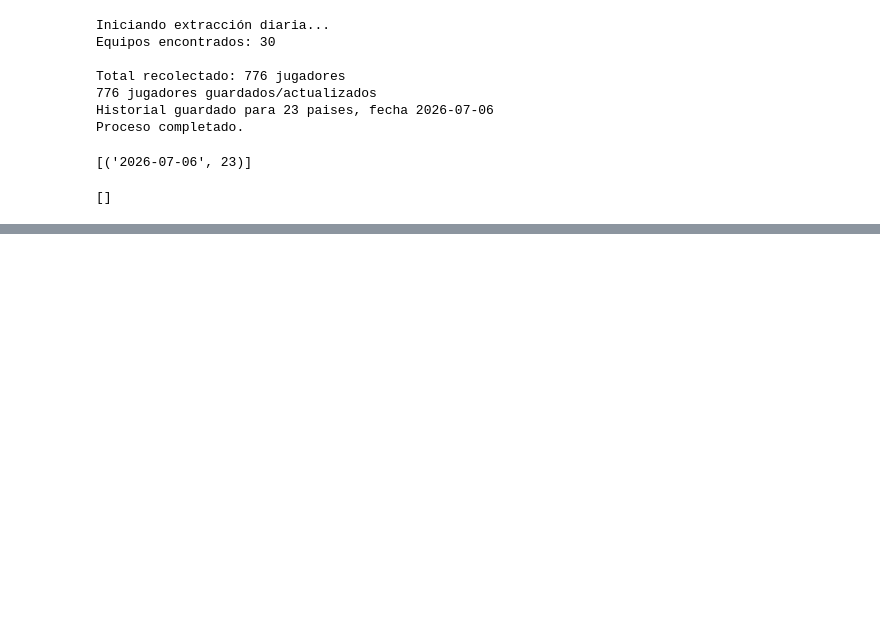
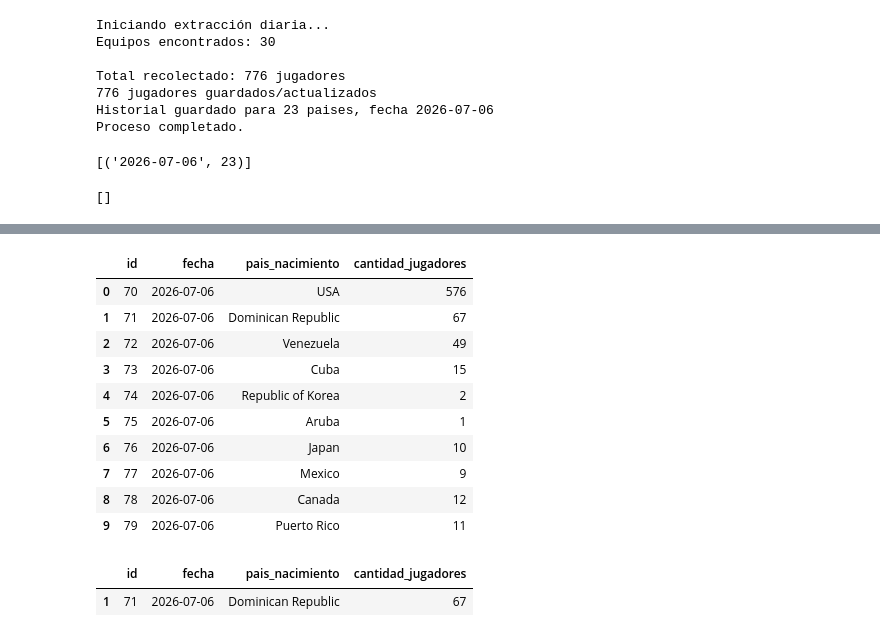
Before and after one commit to Cromerleon/mlb-nationalities, a Jupyter notebook: exploracion/exploracion.ipynb, the cells around one changed output, grey strips where cells are left out. Drawn from its saved outputs; the diff is of its cells as text; code cells hidden in the pictures; blank space fills up the shorter version.

```diff
--- a/exploracion/exploracion.ipynb
+++ b/exploracion/exploracion.ipynb
@@ -409,0 +481,26 @@ conexion.close()
+# %%
+conexion = sql.connect('mlb_nacionalidades.db')
+
+df_history = pd.read_sql_query('select * from historial_diario' , conexion)
+
+conexion.close()
+
+df_history.head(10)
+# %% [output]
+|  | id | fecha | pais_nacimiento | cantidad_jugadores |
+| 0 | 70 | 2026-07-06 | USA | 576 |
+| 1 | 71 | 2026-07-06 | Dominican Republic | 67 |
+| 2 | 72 | 2026-07-06 | Venezuela | 49 |
+| 3 | 73 | 2026-07-06 | Cuba | 15 |
+| 4 | 74 | 2026-07-06 | Republic of Korea | 2 |
+| 5 | 75 | 2026-07-06 | Aruba | 1 |
+| 6 | 76 | 2026-07-06 | Japan | 10 |
+| 7 | 77 | 2026-07-06 | Mexico | 9 |
+| 8 | 78 | 2026-07-06 | Canada | 12 |
+| 9 | 79 | 2026-07-06 | Puerto Rico | 11 |
+# %%
+rd_history = df_history[df_history['pais_nacimiento'] == 'Dominican Republic']
+rd_history
+# %% [output]
+|  | id | fecha | pais_nacimiento | cantidad_jugadores |
+| 1 | 71 | 2026-07-06 | Dominican Republic | 67 |
```
Also changed, not shown: parts of 5 cells of this notebook, 1 other file.
